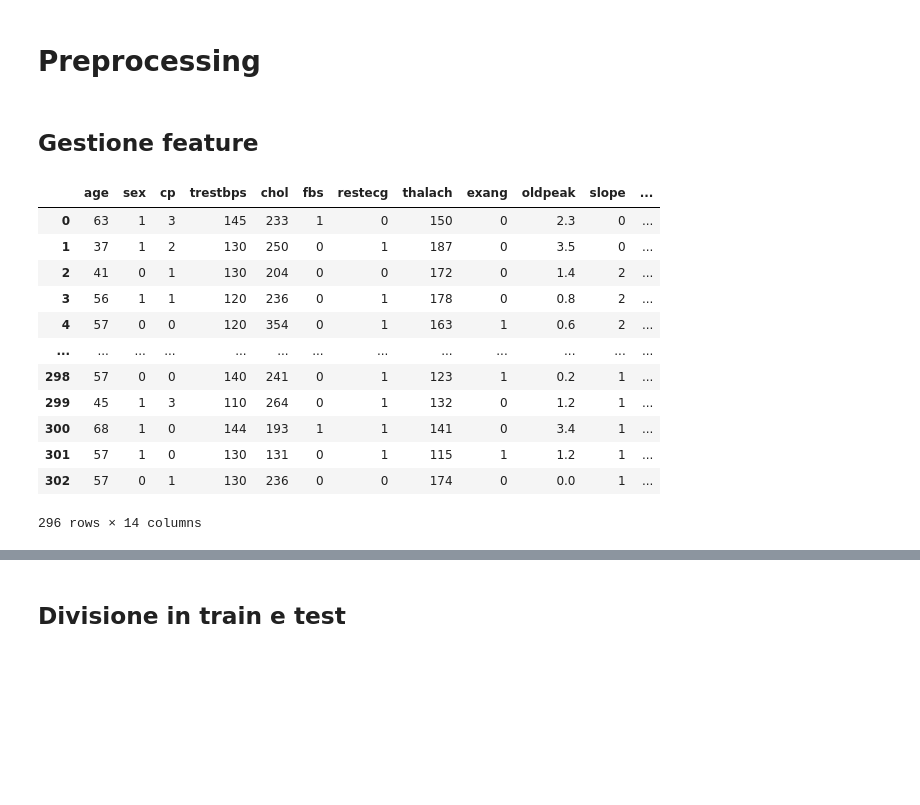
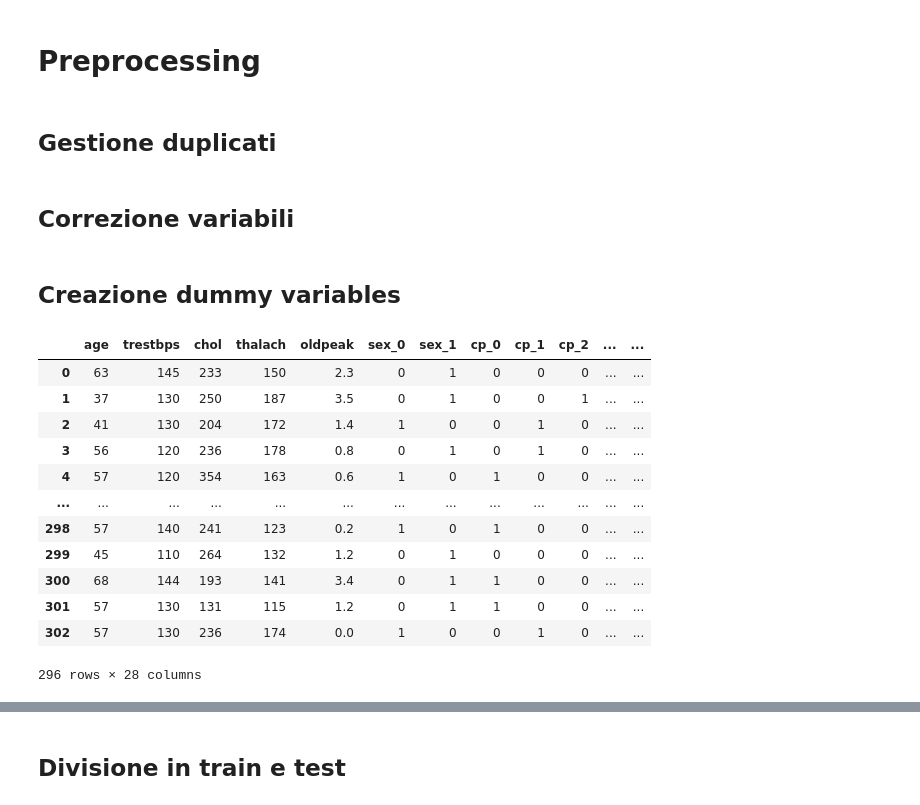
Before and after one commit to lorenzlorg/Big-Data-MAPR-project, a Jupyter notebook: Predizione di malattie cardiache.ipynb, the cells around one changed output, grey strips where cells are left out. Cells and saved outputs as stored; diff of their text form; code cells hidden in the pictures; blank space fills up the shorter version.

```diff
--- a/Predizione di malattie cardiache.ipynb
+++ b/Predizione di malattie cardiache.ipynb
@@ -148,4 +201,4 @@ sns.pairplot(df)
 # %% [markdown]
 # Preprocessing
 # %% [markdown]
-## Gestione feature
+## Gestione duplicati
@@ -151,0 +208,2 @@ sns.pairplot(df)
+# %% [markdown]
+## Correzione variabili
@@ -152,43 +214,32 @@ sns.pairplot(df)
+# %% [markdown]
+## Creazione dummy variables
 # %%
-# gestione fetaure
-
-# eliminazione feature errate
-df = df[df['ca'] < 4] #drop the wrong ca values
-df = df[df['thal'] > 0] # drop the wong thal value
-
-# eliminazione duplicati
-df = df.drop_duplicates()
-
-
-# rendere categoriche o variabili dummy alcune variabili
-# While most machine learning algorithms only work with numeric values, many important real-world features are not numeric but rather categorical. As categorical features, they take on levels or values. These can be represented as various categories such as age, state, or customer type for example
 # Most machine learning algorithms cannot handle categorical variables unless we convert them to numerical values
 # Machine learning algorithms cannot process categorical or text data unless they have been converted to numbers. One hot encoding maps categorical values to integer values, which are represented as a binary vector that are all zero values, except the index of the integer, which is set to 1.
-# Since 'cp', 'thal' and 'slope' are categorical variables we'll turn them into dummy variables.
-# a = pd.get_dummies(df['cp'], prefix = "cp")
-# b = pd.get_dummies(df['thal'], prefix = "thal")
-# c = pd.get_dummies(df['slope'], prefix = "slope")
-# e poi elimino: df = df.drop(columns = ['cp', 'thal', 'slope'])
+# https://towardsdatascience.com/predicting-presence-of-heart-diseases-using-machine-learning-36f00f3edb2c#:~:text=Machine%20Learning%20can%20play%20an,and%20treatment%20per%20patient%20basis.
 
+feature_names = ['age','sex','cp','trestbps','chol','fbs','restecg','thalach','exang','oldpeak','slope','ca','thal']
 
+X = df.drop(['target'], axis = 1)
 
-# dummies e scaler insieme - e poi divido in train e test
-# https://towardsdatascience.com/predicting-presence-of-heart-diseases-using-machine-learning-36f00f3edb2c#:~:text=Machine%20Learning%20can%20play%20an,and%20treatment%20per%20patient%20basis.
-dataset = pd.get_dummies(dataset, columns = ['sex', 'cp', 'fbs', 'restecg', 'exang', 'slope', 'ca', 'thal'])
-standardScaler = StandardScaler()
-columns_to_scale = ['age', 'trestbps', 'chol', 'thalach', 'oldpeak']
-dataset[columns_to_scale] = standardScaler.fit_transform(dataset[columns_to_scale])
+# creo variabili dummy
+X = pd.get_dummies(X, columns=['sex','cp','fbs','restecg','exang','slope','ca','thal'])
+# è aumentato il numero di collone, 9 feature in più si hanno
+
+y = df.target
-# %% [output]
-|  | age | sex | cp | trestbps | chol | fbs | restecg | thalach | exang | oldpeak | slope | ... |
-| 0 | 63 | 1 | 3 | 145 | 233 | 1 | 0 | 150 | 0 | 2.3 | 0 | ... |
-| 1 | 37 | 1 | 2 | 130 | 250 | 0 | 1 | 187 | 0 | 3.5 | 0 | ... |
-| 2 | 41 | 0 | 1 | 130 | 204 | 0 | 0 | 172 | 0 | 1.4 | 2 | ... |
-| 3 | 56 | 1 | 1 | 120 | 236 | 0 | 1 | 178 | 0 | 0.8 | 2 | ... |
-| 4 | 57 | 0 | 0 | 120 | 354 | 0 | 1 | 163 | 1 | 0.6 | 2 | ... |
-| ... | ... | ... | ... | ... | ... | ... | ... | ... | ... | ... | ... | ... |
-| 298 | 57 | 0 | 0 | 140 | 241 | 0 | 1 | 123 | 1 | 0.2 | 1 | ... |
-| 299 | 45 | 1 | 3 | 110 | 264 | 0 | 1 | 132 | 0 | 1.2 | 1 | ... |
-| 300 | 68 | 1 | 0 | 144 | 193 | 1 | 1 | 141 | 0 | 3.4 | 1 | ... |
-| 301 | 57 | 1 | 0 | 130 | 131 | 0 | 1 | 115 | 1 | 1.2 | 1 | ... |
-| 302 | 57 | 0 | 1 | 130 | 236 | 0 | 0 | 174 | 0 | 0.0 | 1 | ... |
-296 rows × 14 columns
+# %%
+X
+# %% [output]
+|  | age | trestbps | chol | thalach | oldpeak | sex_0 | sex_1 | cp_0 | cp_1 | cp_2 | ... | ... |
+| 0 | 63 | 145 | 233 | 150 | 2.3 | 0 | 1 | 0 | 0 | 0 | ... | ... |
+| 1 | 37 | 130 | 250 | 187 | 3.5 | 0 | 1 | 0 | 0 | 1 | ... | ... |
+| 2 | 41 | 130 | 204 | 172 | 1.4 | 1 | 0 | 0 | 1 | 0 | ... | ... |
+| 3 | 56 | 120 | 236 | 178 | 0.8 | 0 | 1 | 0 | 1 | 0 | ... | ... |
+| 4 | 57 | 120 | 354 | 163 | 0.6 | 1 | 0 | 1 | 0 | 0 | ... | ... |
+| ... | ... | ... | ... | ... | ... | ... | ... | ... | ... | ... | ... | ... |
+| 298 | 57 | 140 | 241 | 123 | 0.2 | 1 | 0 | 1 | 0 | 0 | ... | ... |
+| 299 | 45 | 110 | 264 | 132 | 1.2 | 0 | 1 | 0 | 0 | 0 | ... | ... |
+| 300 | 68 | 144 | 193 | 141 | 3.4 | 0 | 1 | 1 | 0 | 0 | ... | ... |
+| 301 | 57 | 130 | 131 | 115 | 1.2 | 0 | 1 | 1 | 0 | 0 | ... | ... |
+| 302 | 57 | 130 | 236 | 174 | 0.0 | 1 | 0 | 0 | 1 | 0 | ... | ... |
+296 rows × 28 columns
```
Also changed, not shown: parts of 43 cells of this notebook, 1 other file.
